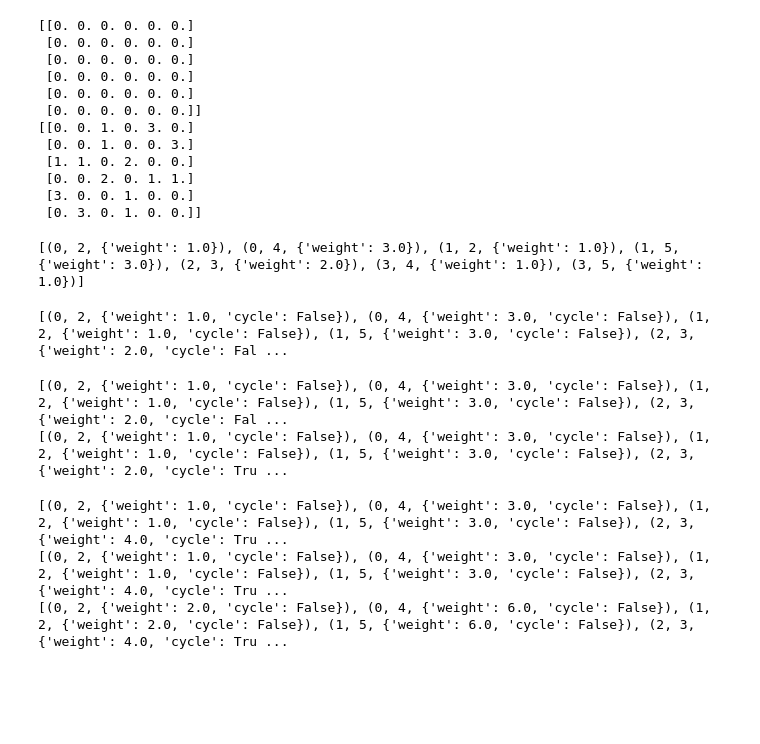
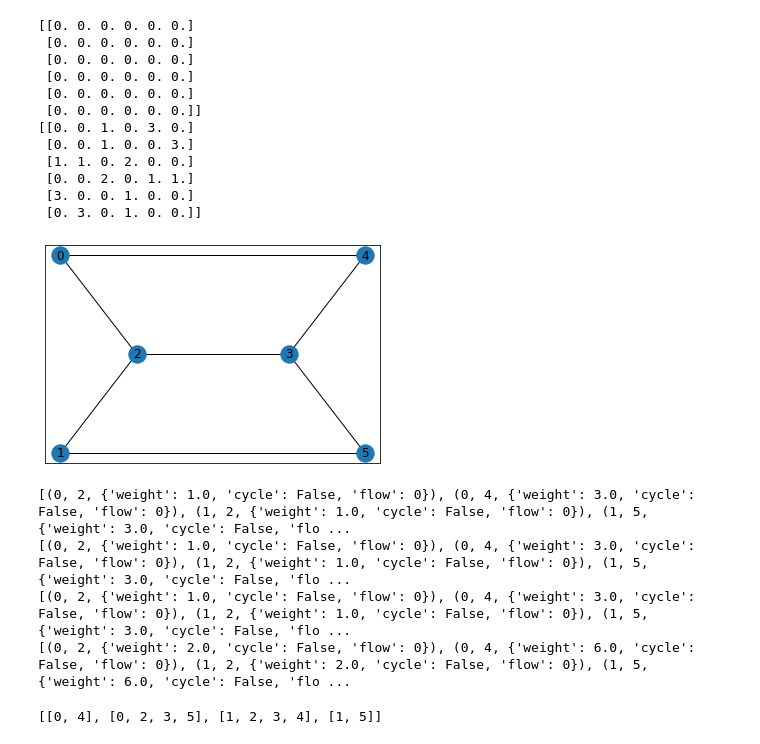
Before and after one commit to maxoblein/cyclenetworks, a Jupyter notebook: chapter4.ipynb, the cells around one changed output. Cells and saved outputs as stored; diff of their text form; code cells hidden in the pictures; blank space fills up the shorter version.

```diff
--- a/chapter4.ipynb
+++ b/chapter4.ipynb
@@ -20,6 +20,10 @@ for i in links:
     A[i[1]][i[0]] = i[2]
 
 print(A)
+
+# create position vector for plotting x graph
+
+pos = {0 : (0,40), 1: (0,20), 2: (10,30), 3: (30,30), 4: (40,40), 5: (40,20)}
 # %% [output]
 [[0. 0. 0. 0. 0. 0.]
  [0. 0. 0. 0. 0. 0.]
@@ -36,27 +40,31 @@ print(A)
 # %%
 #demands#
 
-d15 = 1
-d16 = 0
-d25 = 0
-d26 = 1
-d = [d15,d16,d25,d26]
+odPairs = [[0,4],[0,5],[1,4],[1,5]]
+
+d15 = 2
+d16 = 1
+d25 = 1
+d26 = 2
+demands = [d15,d16,d25,d26]
 # %%
 #Create graph#
+def init_graph(A):
 
-g = nx.convert_matrix.from_numpy_matrix(A)
-
-print(g.edges(data=True))
+    g = nx.convert_matrix.from_numpy_matrix(A)
+    #Add cyclepath and flow tag to edges#
+    for u,v,d in g.edges(data=True):
+        d['cycle'] = False
+        d['flow'] = 0
+    return g
-# %% [output]
-[(0, 2, {'weight': 1.0}), (0, 4, {'weight': 3.0}), (1, 2, {'weight': 1.0}), (1, 5, {'weight': 3.0}), (2, 3, {'weight': 2.0}), (3, 4, {'weight': 1.0}), (3, 5, {'weight': 1.0})]
-# %%
-#Add cyclepath tag to edges#
-for u,v,d in g.edges(data=True):
-    d['cycle'] = False
-
-print(g.edges(data=True))
-# %% [output]
-[(0, 2, {'weight': 1.0, 'cycle': False}), (0, 4, {'weight': 3.0, 'cycle': False}), (1, 2, {'weight': 1.0, 'cycle': False}), (1, 5, {'weight': 3.0, 'cycle': False}), (2, 3, {'weight': 2.0, 'cycle': Fal ...
+# %%
+
+
+g = init_graph(A)
+
+nx.draw_networkx(g, pos=pos)
+# %% [output]
+[figure, added]
 # %%
 def designate_infrastructure(g,cycleEdges):
     #edges is a list of the indices of edges for which cycling infrastructure will be applied#
@@ -67,8 +167,17 @@ def designate_infrastructure(g,cycleEdges):
 # %%
+
 print(g.edges(data=True))
-cycleEdges = [[2,3],[3,4]]
+cycleEdges = [[2,3]]
 gCycleDesignated = designate_infrastructure(g,cycleEdges)
 print(gCycleDesignated.edges(data=True))
+
+print(gCycleDesignated.edges(data = True))
+
+gAdjusted = adjust_weights(gCycleDesignated,2)
+
+print(gAdjusted.edges(data = True))
 # %% [output]
-[(0, 2, {'weight': 1.0, 'cycle': False}), (0, 4, {'weight': 3.0, 'cycle': False}), (1, 2, {'weight': 1.0, 'cycle': False}), (1, 5, {'weight': 3.0, 'cycle': False}), (2, 3, {'weight': 2.0, 'cycle': Fal ...
-[(0, 2, {'weight': 1.0, 'cycle': False}), (0, 4, {'weight': 3.0, 'cycle': False}), (1, 2, {'weight': 1.0, 'cycle': False}), (1, 5, {'weight': 3.0, 'cycle': False}), (2, 3, {'weight': 2.0, 'cycle': Tru ...
+[(0, 2, {'weight': 1.0, 'cycle': False, 'flow': 0}), (0, 4, {'weight': 3.0, 'cycle': False, 'flow': 0}), (1, 2, {'weight': 1.0, 'cycle': False, 'flow': 0}), (1, 5, {'weight': 3.0, 'cycle': False, 'flo ...
+[(0, 2, {'weight': 1.0, 'cycle': False, 'flow': 0}), (0, 4, {'weight': 3.0, 'cycle': False, 'flow': 0}), (1, 2, {'weight': 1.0, 'cycle': False, 'flow': 0}), (1, 5, {'weight': 3.0, 'cycle': False, 'flo ...
+[(0, 2, {'weight': 1.0, 'cycle': False, 'flow': 0}), (0, 4, {'weight': 3.0, 'cycle': False, 'flow': 0}), (1, 2, {'weight': 1.0, 'cycle': False, 'flow': 0}), (1, 5, {'weight': 3.0, 'cycle': False, 'flo ...
+[(0, 2, {'weight': 2.0, 'cycle': False, 'flow': 0}), (0, 4, {'weight': 6.0, 'cycle': False, 'flow': 0}), (1, 2, {'weight': 2.0, 'cycle': False, 'flow': 0}), (1, 5, {'weight': 6.0, 'cycle': False, 'flo ...
@@ -83,12 +184,5 @@ def adjust_weights(g,omega):
-# %%
-print(g.edges(data = True))
-
-print(gCycleDesignated.edges(data = True))
-
-gAdjusted = adjust_weights(gCycleDesignated,2)
-
-print(gAdjusted.edges(data = True))
-# %% [output]
-[(0, 2, {'weight': 1.0, 'cycle': False}), (0, 4, {'weight': 3.0, 'cycle': False}), (1, 2, {'weight': 1.0, 'cycle': False}), (1, 5, {'weight': 3.0, 'cycle': False}), (2, 3, {'weight': 4.0, 'cycle': Tru ...
-[(0, 2, {'weight': 1.0, 'cycle': False}), (0, 4, {'weight': 3.0, 'cycle': False}), (1, 2, {'weight': 1.0, 'cycle': False}), (1, 5, {'weight': 3.0, 'cycle': False}), (2, 3, {'weight': 4.0, 'cycle': Tru ...
-[(0, 2, {'weight': 2.0, 'cycle': False}), (0, 4, {'weight': 6.0, 'cycle': False}), (1, 2, {'weight': 2.0, 'cycle': False}), (1, 5, {'weight': 6.0, 'cycle': False}), (2, 3, {'weight': 4.0, 'cycle': Tru ...
+# %%
+shortestPaths = get_shortest_paths(gCycleDesignated,odPairs)
+print(shortestPaths)
+# %% [output]
+[[0, 4], [0, 2, 3, 5], [1, 2, 3, 4], [1, 5]]
```
Also changed, not shown: parts of 14 cells of this notebook, 5 other files.
